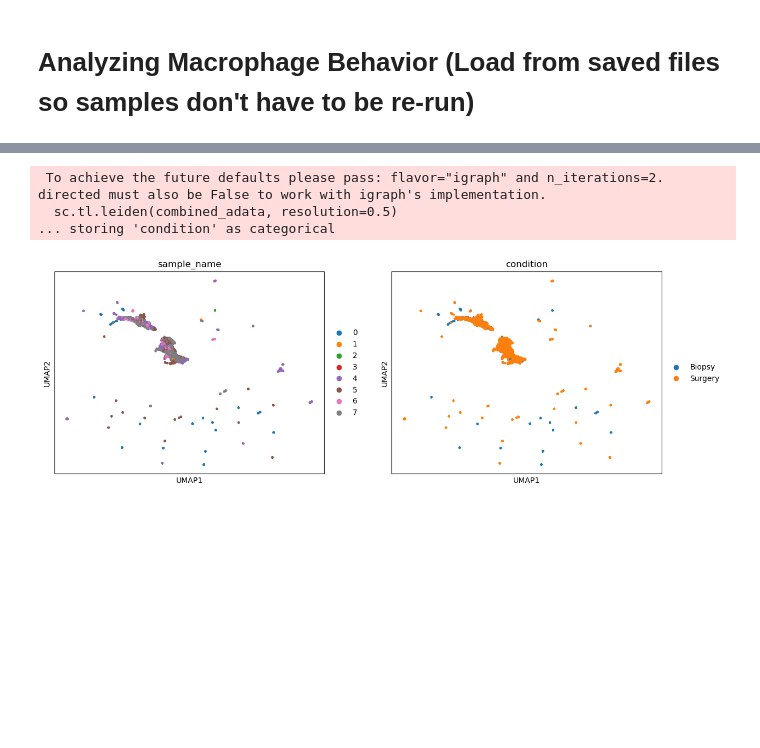
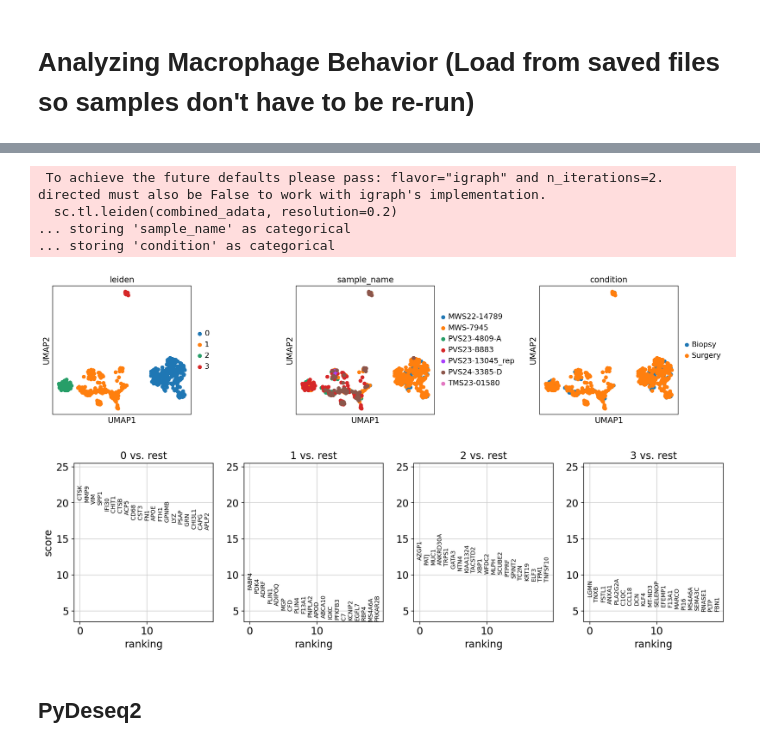
Before and after one commit to leeoesterreich/CITEgeist, a Jupyter notebook: examples/vignette_3_responder_macrophages.ipynb, the cells around one changed output, grey strips where cells are left out. Drawn from its saved outputs; the diff is of its cells as text; code cells hidden in the pictures; blank space fills up the shorter version.

```diff
--- a/examples/vignette_3_responder_macrophages.ipynb
+++ b/examples/vignette_3_responder_macrophages.ipynb
@@ -627,7 +627,7 @@ for path in surg_responding_paths:
 
 
         # Initialize the model
-    model = CitegeistModel(sample_name=sample_name, adata=adata, output_folder='../output')
+    model = CitegeistModel(sample_name=sample_name, adata=adata, output_folder='output')
 
     # Load cell profile dictionary
     model.load_cell_profile_dict(cell_profiles)
@@ -822,8 +779,8 @@ print(adata_spots)
 # Create concatenated AnnData object
 combined_adata = ad.concat(
     all_adatas,
-    label="sample_name",  # This will store the source in .obs['celltype']
-    join="outer"  # Use outer join to keep all genes
+    join="outer",  # Use outer join to keep all genes
+    merge="unique"
 )
 
 assert adata_spots == combined_adata.shape[0]
@@ -854,0 +819,10 @@ Categories (8, object): ['0', '1', '2', '3', '4', '5', '6', '7']
+# %%
+# Calculate zero percentage - make sure to use the sparse matrix properly
+threshold = 0.95
+zero_pct = np.sum(combined_adata.X <= threshold, axis=1) / combined_adata.X.shape[1]
+print("zero_pct shape:", zero_pct.shape)
+# Now filter
+
+print(combined_adata)
+combined_adata = combined_adata[zero_pct < 0.95].copy()
+print(combined_adata)
@@ -875,10 +859,13 @@ sce.pp.harmony_integrate(combined_adata, 'sample_name')
+# %%
+sc.set_figure_params(scanpy=True, fontsize=14)
 # %%
 sc.pp.neighbors(combined_adata, n_neighbors=15, use_rep='X_pca_harmony')
-sc.tl.leiden(combined_adata, resolution=0.5)
+sc.tl.leiden(combined_adata, resolution=0.2)
 sc.tl.umap(combined_adata, min_dist=0.1)
-sc.pl.umap(combined_adata, color=['sample_name', 'condition'])
+sc.pl.umap(combined_adata, color=['leiden', 'sample_name', 'condition'], wspace = 0.6)
 # %% [output]
  To achieve the future defaults please pass: flavor="igraph" and n_iterations=2.  directed must also be False to work with igraph's implementation.
-  sc.tl.leiden(combined_adata, resolution=0.5)
+  sc.tl.leiden(combined_adata, resolution=0.2)
+... storing 'sample_name' as categorical
 ... storing 'condition' as categorical
-[figure, old version]
+[figure, new version]
@@ -886,0 +872,7 @@ sc.pl.umap(combined_adata, color=['sample_name', 'condition'])
+# %%
+sc.tl.rank_genes_groups(combined_adata, 'leiden', method='wilcoxon')
+sc.pl.rank_genes_groups(combined_adata)
+# %% [output]
+[figure, added]
+# %% [markdown]
+## PyDeseq2
```
Also changed, not shown: parts of 47 cells of this notebook.
